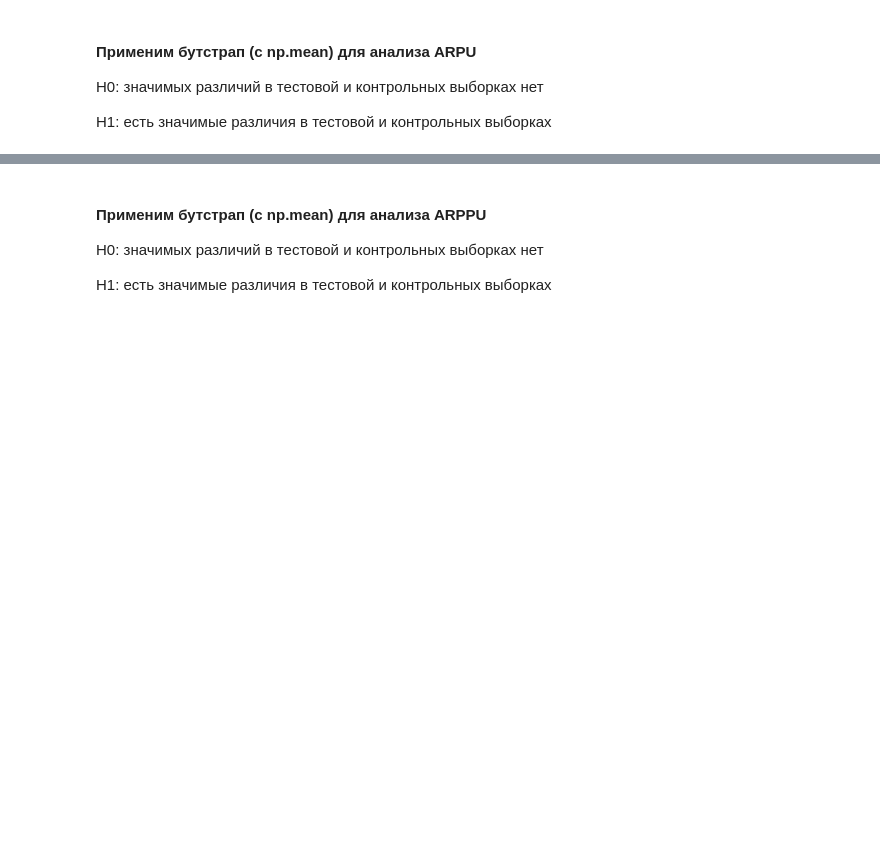
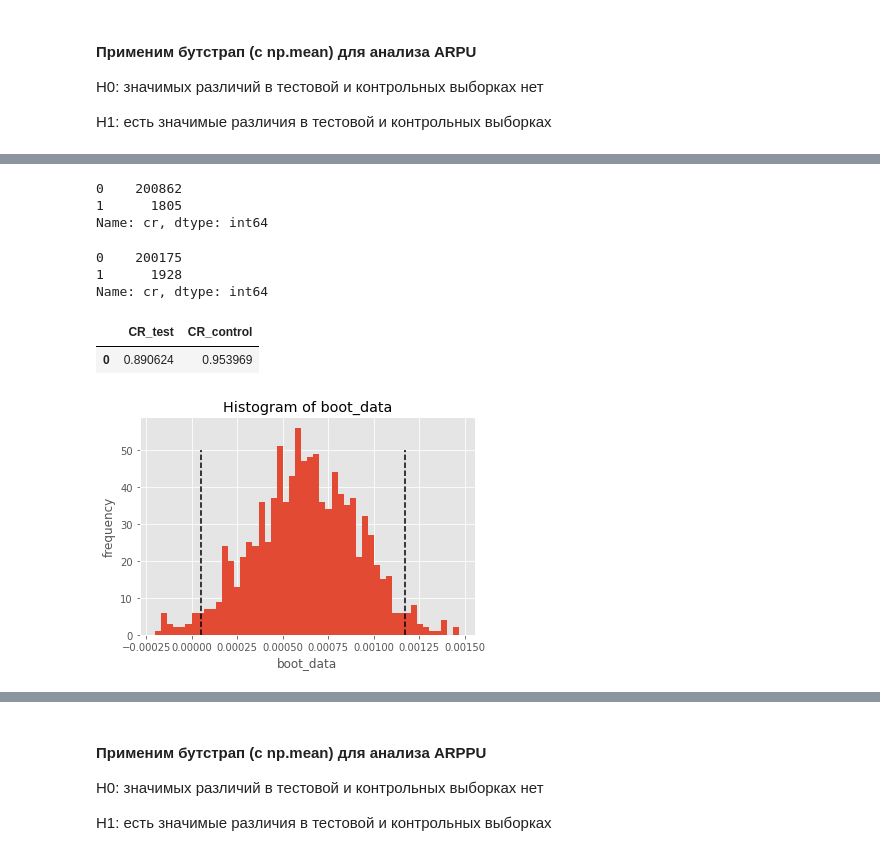
Before and after one commit to GLaDOS070/educational_projects, a Jupyter notebook: final_project/Final_project_var_1.ipynb, the cells around one changed output, grey strips where cells are left out. Drawn from its saved outputs; the diff is of its cells as text; code cells hidden in the pictures; blank space fills up the shorter version.

```diff
--- a/final_project/Final_project_var_1.ipynb
+++ b/final_project/Final_project_var_1.ipynb
@@ -412,0 +363,4 @@ booted_data_test["p_value"]
+# %%
+# для начала создадим столбец с конверсией для тестовой и контрольной выборки
+df_test['cr'] = df_test.revenue.apply(lambda x: 1 if x > 0 else 0 )
+df_control['cr'] = df_control.revenue.apply(lambda x: 1 if x > 0 else 0 )
@@ -413 +378,23 @@ booted_data_test["p_value"]
+# %%
+df_test['cr'].value_counts()
+# %% [output]
+0    200862
+1      1805
+Name: cr, dtype: int64
+# %%
+df_control['cr'].value_counts()
+# %% [output]
+0    200175
+1      1928
+Name: cr, dtype: int64
+# %%
+cr_df = pd.DataFrame([df_test['cr'].mean()*100, df_control['cr'].mean()*100]).T.rename(columns={0:'CR_test', 1:'CR_control'})
+cr_df
+# %% [output]
+|  | CR_test | CR_control |
+| 0 | 0.890624 | 0.953969 |
+# %%
+booted_data_test_cr = get_bootstrap(df_control.cr, df_test.cr, statistic=np.mean)
+# %% [output]
+[figure, added]
 # %%
```
Also changed, not shown: parts of 59 cells of this notebook, 1 other file.
